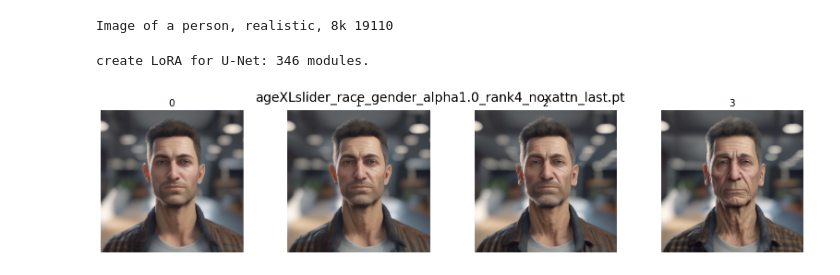
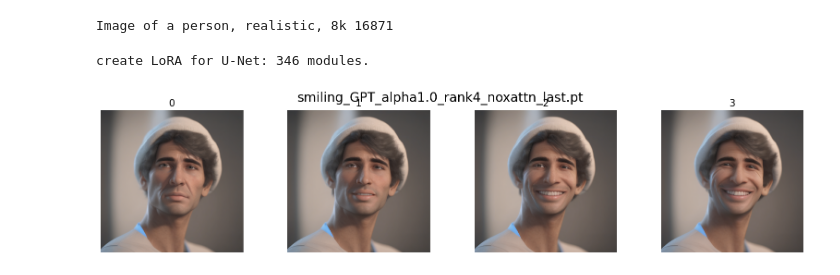
Before and after one commit to rohitgandikota/sliders, a Jupyter notebook: XL-sliders-inference.ipynb, the cells around one changed output. Drawn from its saved outputs; the diff is of its cells as text; code cells hidden in the pictures.

```diff
--- a/XL-sliders-inference.ipynb
+++ b/XL-sliders-inference.ipynb
@@ -395,14 +395,15 @@ def call(
         return StableDiffusionXLPipelineOutput(images=image)
 # %%
 device = 'cuda:0'
+dtype  = torch.bfloat16
 StableDiffusionXLPipeline.__call__ = call
-pipe = StableDiffusionXLPipeline.from_pretrained('stabilityai/stable-diffusion-xl-base-1.0')
+pipe = StableDiffusionXLPipeline.from_pretrained('stabilityai/stable-diffusion-xl-base-1.0', torch_dtype=dtype)
 
 # pipe.__call__ = call
 pipe = pipe.to(device)
 # %%
 lora_weights =[
-#     'muscular.pt'
+    'models/smiling_GPT_alpha1.0_rank4_noxattn/smiling_GPT_alpha1.0_rank4_noxattn_last.pt'
 ]
 # %%
 prompts = [
@@ -415,17 +416,16 @@ prompts = [
 
 ]
 # %%
-weight_dtype = torch.float16
+# weight_dtype = torch.float16
 start_noise = 700
 num_images_per_prompt = 1
 scales = [0, 1, 2, 3]
 for prompt in prompts:
     for _ in range(num_images_per_prompt):
         seed = random.randint(0,2**15)
-        seed = 19110
         print(prompt, seed)
         for lora_weight in lora_weights:
-            pipe = StableDiffusionXLPipeline.from_pretrained('stabilityai/stable-diffusion-xl-base-1.0', torch_dtype=weight_dtype)
+            pipe = StableDiffusionXLPipeline.from_pretrained('stabilityai/stable-diffusion-xl-base-1.0', torch_dtype=dtype)
 
             # pipe.__call__ = call
             pipe = pipe.to(device)
@@ -463,33 +463,33 @@ for prompt in prompts:
                     rank=rank,
                     multiplier=1.0,
                     alpha=alpha,
                     train_method=train_method,
-                ).to(device, dtype=weight_dtype)
+                ).to(device, dtype=dtype)
             network.load_state_dict(torch.load(lora_weight))
 
 
             image_list = []
             for scale in scales:
                 generator = torch.manual_seed(seed)
                 images = pipe(prompt, num_images_per_prompt=1, num_inference_steps=50, generator=generator, network=network, start_noise=start_noise, scale=scale, unet=unet).images[0]
                 image_list.append(images)
             del unet, network, pipe
             unet = None
             network = None
             pipe = None
             torch.cuda.empty_cache()
             flush()
 
             fig, ax = plt.subplots(1, len(image_list), figsize=(20,4))
             for i, a in enumerate(ax):
                 a.imshow(image_list[i])
                 a.set_title(f"{scales[i]}",fontsize=15)
                 a.axis('off')
 
             plt.suptitle(f'{os.path.basename(lora_weight)}', fontsize=20)
             # plt.tight_layout()
             plt.show()
 # %% [output]
-Image of a person, realistic, 8k 19110
+Image of a person, realistic, 8k 16871
 create LoRA for U-Net: 346 modules.
-[figure, old version]
+[figure, new version]
```
Also changed, not shown: parts of 1 cell of this notebook, 7 other files.
